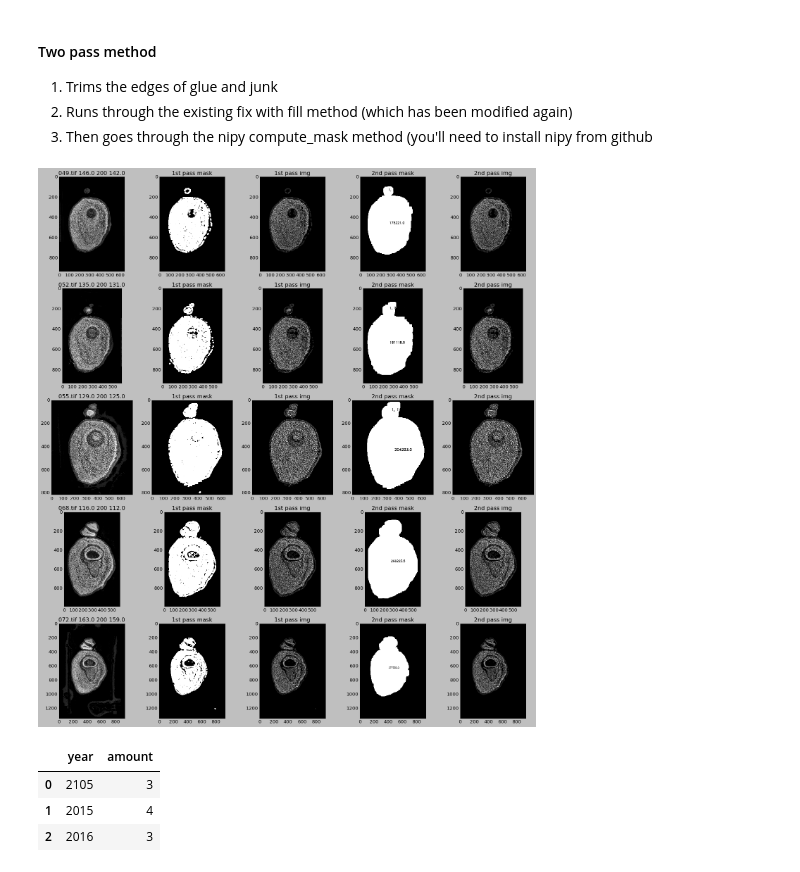
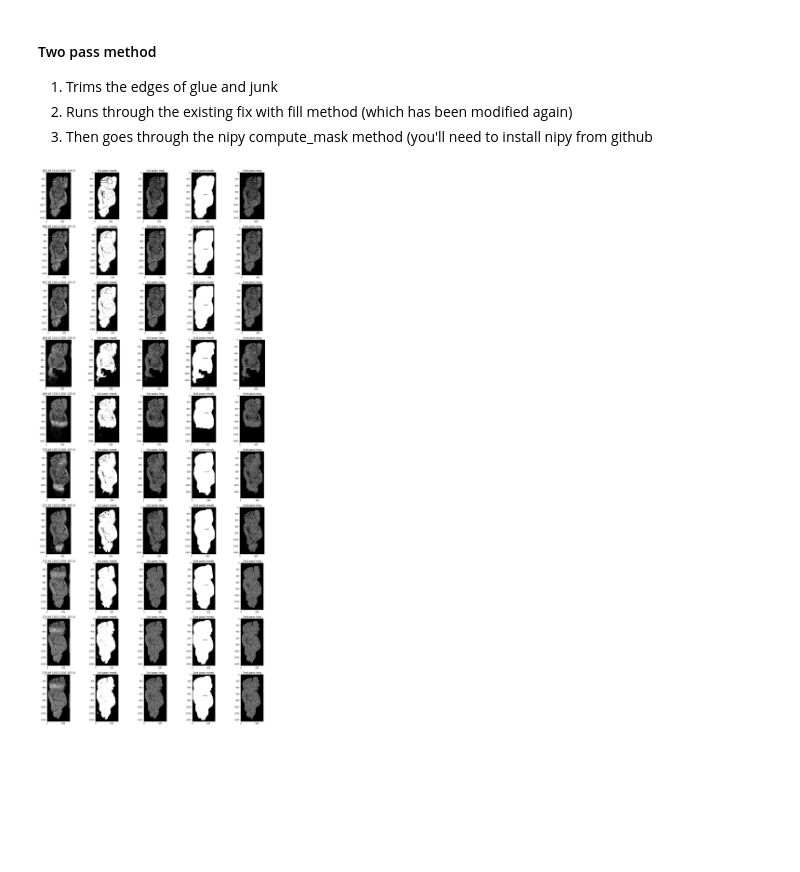
Before and after one commit to ActiveBrainAtlas2/preprocessing-pipeline, a Jupyter notebook: utilities/notebooks/basic_ntb.ipynb, the cells around one changed output. Cells and saved outputs as stored; diff of their text form; code cells hidden in the pictures; blank space fills up the shorter version.

```diff
--- a/utilities/notebooks/basic_ntb.ipynb
+++ b/utilities/notebooks/basic_ntb.ipynb
@@ -62,10 +62,10 @@ masks1 = []
 passes1 = []
 masks2 = []
 passes2 = []
-start, finish = (10,15)
+start, finish = (165,175)
 lowVal, highVal, threshold = (0,0,0)
 
-for file in tqdm(bads[start:finish]):
+for file in tqdm(files[start:finish]):
     infile = os.path.join(INPUT, file)
     img = io.imread(infile)
     normed = equalized(img)
@@ -81,40 +81,31 @@ for file in tqdm(bads[start:finish]):
     passes1.append(img2)
     ## pass2
     mask2, lowVal, highVal, threshold = fix_with_fill(img2, debug=True)
     #mask2 = mask1
     pass2 = cv2.bitwise_and(img2, img2, mask=mask2)
     masks2.append(mask2)
     passes2.append(pass2)
     name = f'{file} {lowVal} {highVal} {threshold}'
     names.append(name)
 
 fig, ax = plt.subplots(nrows=len(masks1), ncols=5, sharex=False, sharey=False)
 plt.style.use('classic')
 i = 0
 for name, norm, mask1, pass1, mask2, pass2 in zip(names, norms, masks1, passes1, masks2, passes2):
     ax[i,0].set_title(f'{name}')
     ax[i,0].imshow(norm, cmap="gray")
     ax[i,1].set_title('1st pass mask')
     ax[i,1].imshow(mask1, cmap="gray")
     ax[i,2].set_title('1st pass img')
     ax[i,2].imshow(pass1, cmap="gray")
     ax[i,3].set_title('2nd pass mask')
     ax[i,3].imshow(mask2, cmap="gray")
     ax[i,4].set_title('2nd pass img')
     ax[i,4].imshow(pass2, cmap="gray")
 
     i += 1
 fig.set_size_inches(np.array([18, 4 * len(masks2)]), forward=False)
 plt.tight_layout()
 plt.show()
 # %% [output]
-[figure, old version]
+[figure, new version]
-# %%
-d = {'year': [2105,2015,2016], 'amount': [3, 4,3]}
-df = pd.DataFrame(data=d)
-df.head()
-# %% [output]
-|  | year | amount |
-| 0 | 2105 | 3 |
-| 1 | 2015 | 4 |
-| 2 | 2016 | 3 |
```
Also changed, not shown: parts of 3 cells of this notebook, 5 other files.
